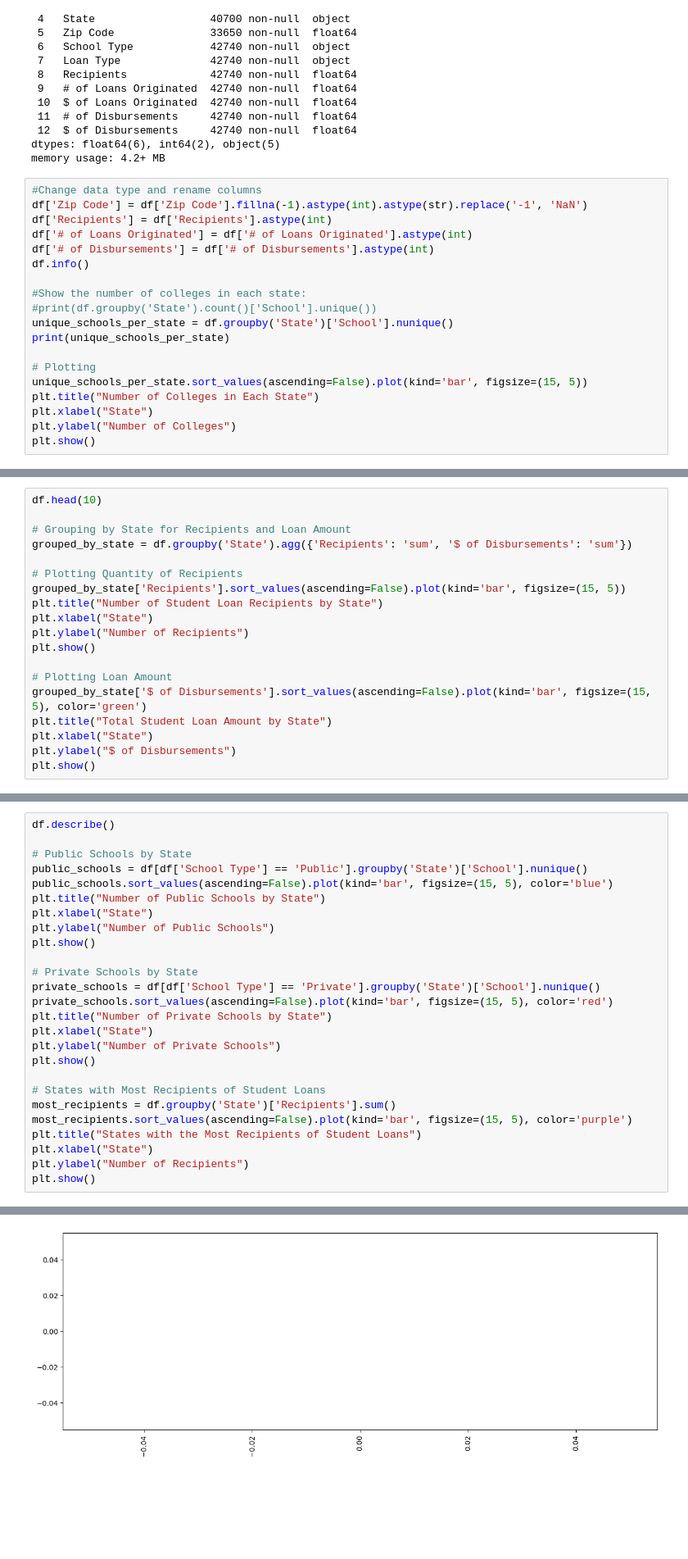
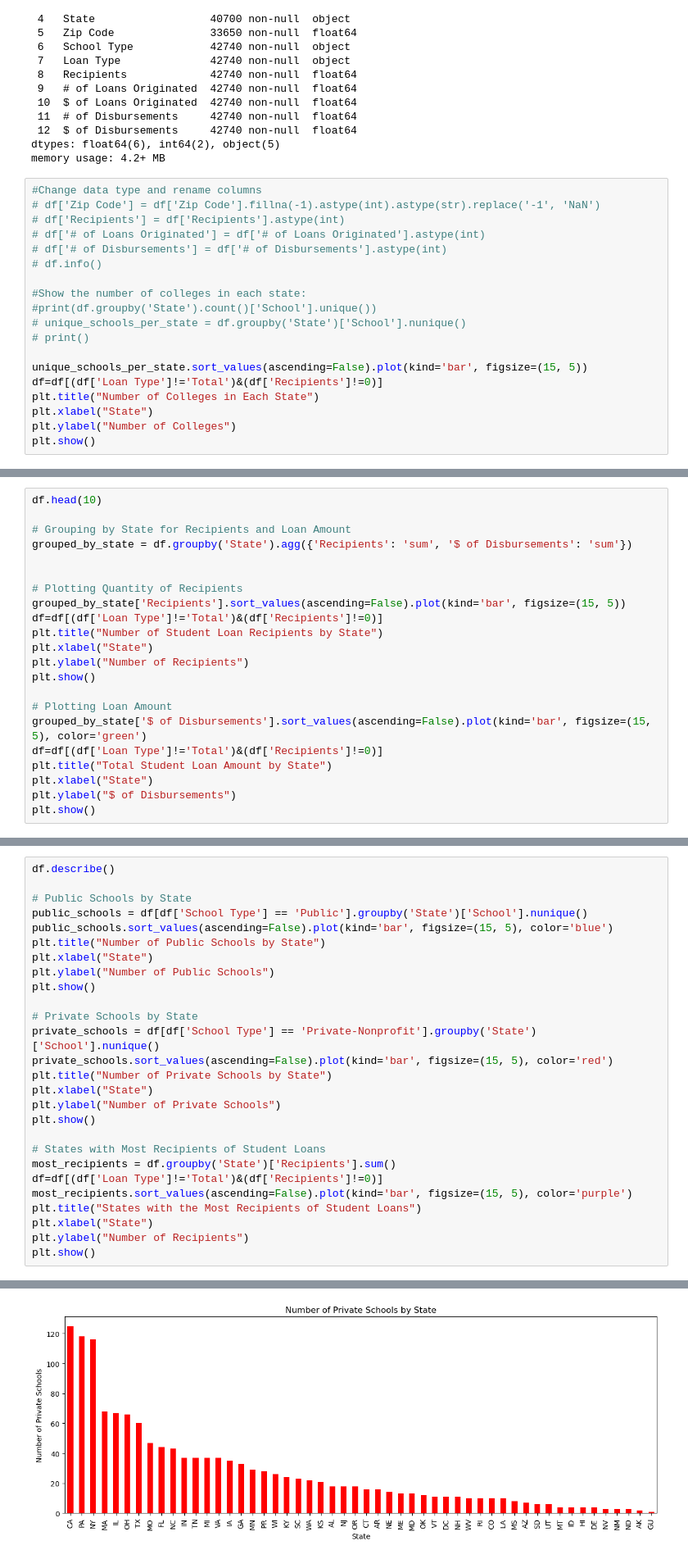
Before and after one commit to wemlaztdj/Demo_p1, a Jupyter notebook: main - PG.ipynb, the cells around one changed output, grey strips where cells are left out. Shown at 82% size. Cells and saved outputs as stored; diff of their text form; blank space fills up the shorter version.

```diff
--- a/main - PG.ipynb
+++ b/main - PG.ipynb
@@ -40,19 +40,19 @@ dtypes: float64(6), int64(2), object(5)
 memory usage: 4.2+ MB
 # %%
 #Change data type and rename columns
-df['Zip Code'] = df['Zip Code'].fillna(-1).astype(int).astype(str).replace('-1', 'NaN')
-df['Recipients'] = df['Recipients'].astype(int)
-df['# of Loans Originated'] = df['# of Loans Originated'].astype(int)
-df['# of Disbursements'] = df['# of Disbursements'].astype(int)
-df.info()
+# df['Zip Code'] = df['Zip Code'].fillna(-1).astype(int).astype(str).replace('-1', 'NaN')
+# df['Recipients'] = df['Recipients'].astype(int)
+# df['# of Loans Originated'] = df['# of Loans Originated'].astype(int)
+# df['# of Disbursements'] = df['# of Disbursements'].astype(int)
+# df.info()
 
 #Show the number of colleges in each state:
 #print(df.groupby('State').count()['School'].unique())
-unique_schools_per_state = df.groupby('State')['School'].nunique()
-print(unique_schools_per_state)
+# unique_schools_per_state = df.groupby('State')['School'].nunique()
+# print()
 
-# Plotting
 unique_schools_per_state.sort_values(ascending=False).plot(kind='bar', figsize=(15, 5))
+df=df[(df['Loan Type']!='Total')&(df['Recipients']!=0)]
 plt.title("Number of Colleges in Each State")
 plt.xlabel("State")
 plt.ylabel("Number of Colleges")
@@ -82,8 +65,10 @@ df.head(10)
 # Grouping by State for Recipients and Loan Amount
 grouped_by_state = df.groupby('State').agg({'Recipients': 'sum', '$ of Disbursements': 'sum'})
 
+
 # Plotting Quantity of Recipients
 grouped_by_state['Recipients'].sort_values(ascending=False).plot(kind='bar', figsize=(15, 5))
+df=df[(df['Loan Type']!='Total')&(df['Recipients']!=0)]
 plt.title("Number of Student Loan Recipients by State")
 plt.xlabel("State")
 plt.ylabel("Number of Recipients")
@@ -91,6 +76,7 @@ plt.show()
 
 # Plotting Loan Amount
 grouped_by_state['$ of Disbursements'].sort_values(ascending=False).plot(kind='bar', figsize=(15, 5), color='green')
+df=df[(df['Loan Type']!='Total')&(df['Recipients']!=0)]
 plt.title("Total Student Loan Amount by State")
 plt.xlabel("State")
 plt.ylabel("$ of Disbursements")
@@ -110,7 +96,7 @@ plt.ylabel("Number of Public Schools")
 plt.show()
 
 # Private Schools by State
-private_schools = df[df['School Type'] == 'Private'].groupby('State')['School'].nunique()
+private_schools = df[df['School Type'] == 'Private-Nonprofit'].groupby('State')['School'].nunique()
 private_schools.sort_values(ascending=False).plot(kind='bar', figsize=(15, 5), color='red')
 plt.title("Number of Private Schools by State")
 plt.xlabel("State")
@@ -119,6 +105,7 @@ plt.show()
 
 # States with Most Recipients of Student Loans
 most_recipients = df.groupby('State')['Recipients'].sum()
+df=df[(df['Loan Type']!='Total')&(df['Recipients']!=0)]
 most_recipients.sort_values(ascending=False).plot(kind='bar', figsize=(15, 5), color='purple')
 plt.title("States with the Most Recipients of Student Loans")
 plt.xlabel("State")
@@ -130 +116 @@ IndexError: index 0 is out of bounds for axis 0 with size 0
-[figure, old version]
+[figure, new version]
```
Also changed, not shown: parts of 3 cells of this notebook.
